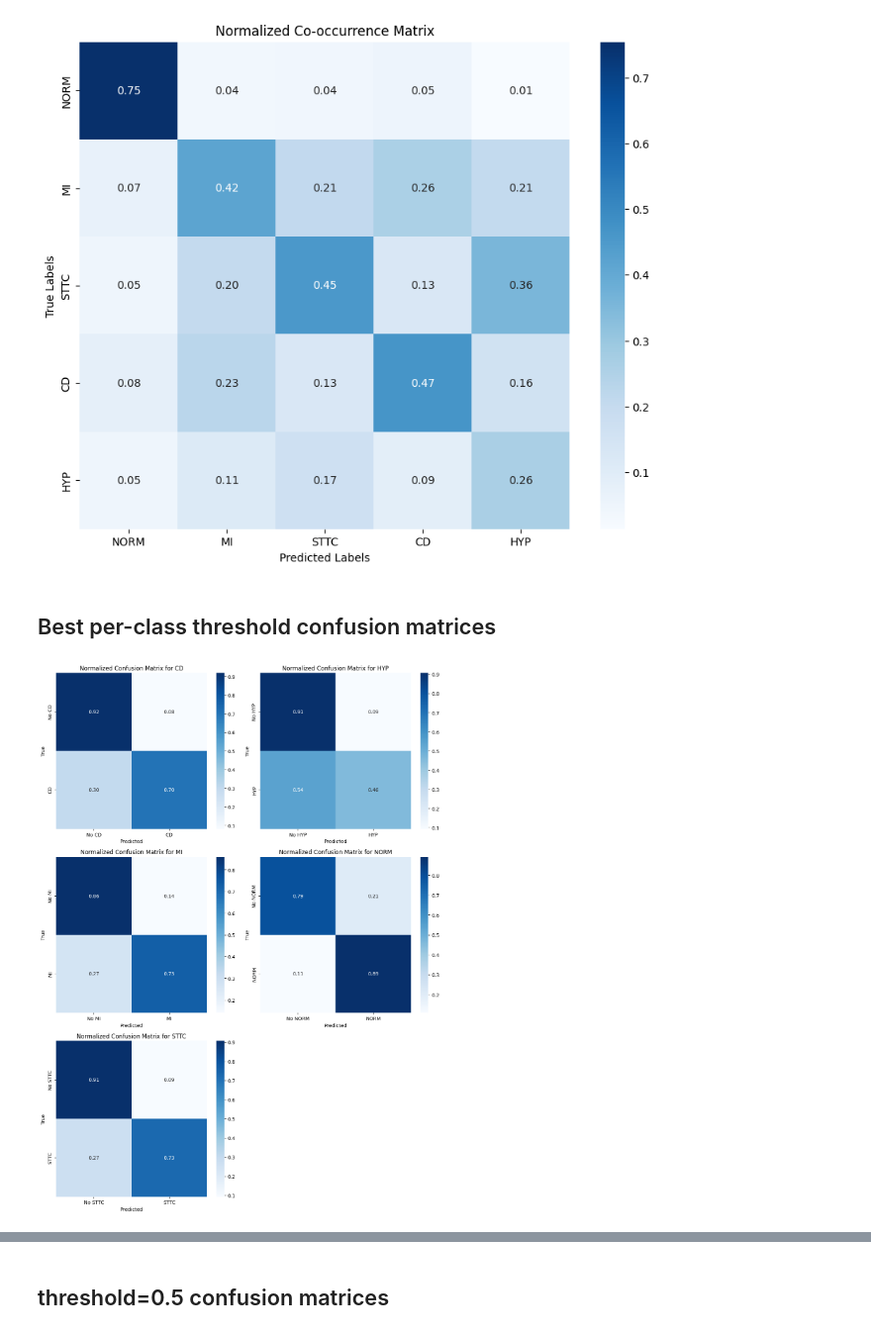
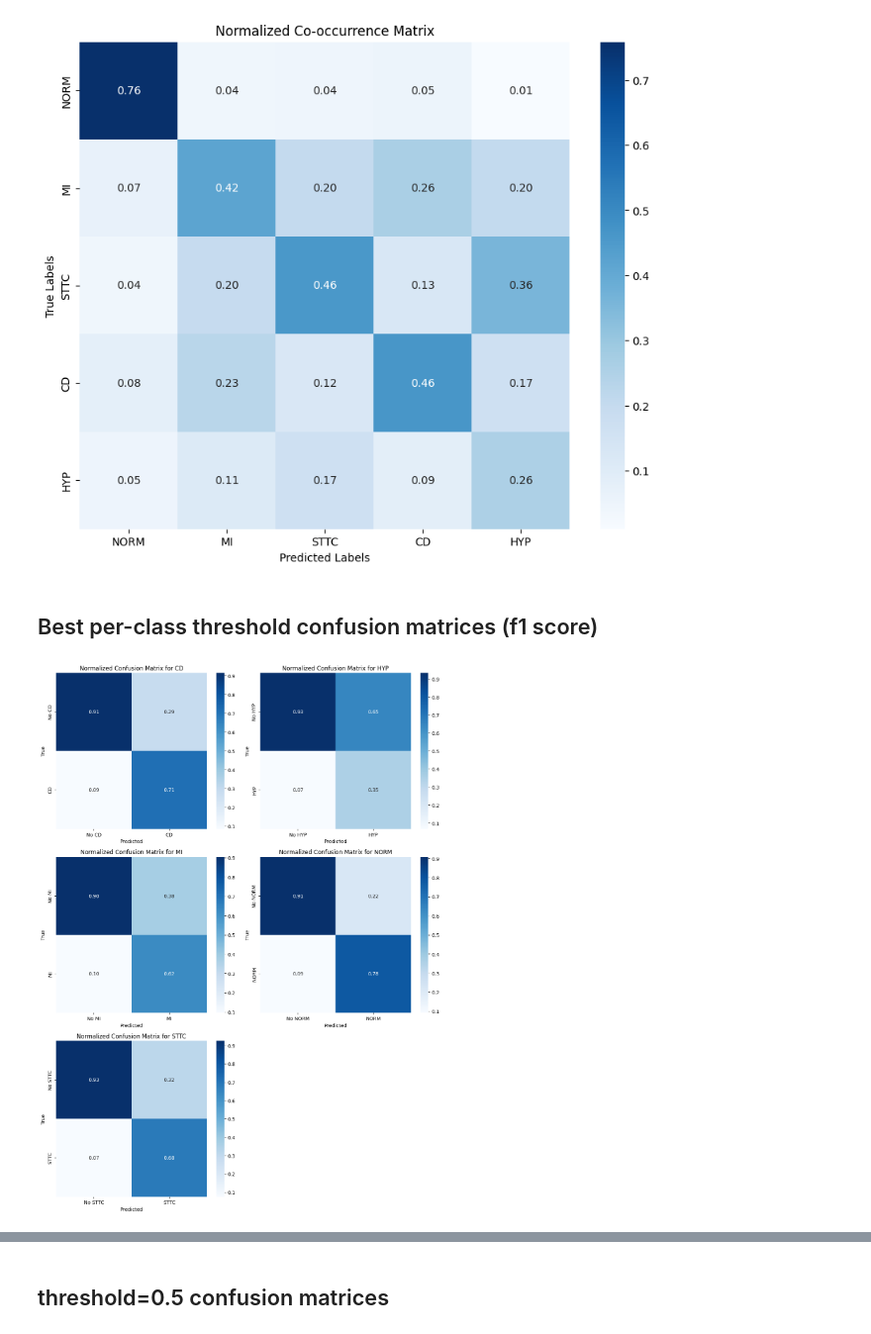
Before and after one commit to viktorcikojevic/heart-beat-ML, a Jupyter notebook: experiments/baseline-plus-augms-manymodels/ensemble-evaluation.ipynb, the cells around one changed output, grey strips where cells are left out. Shown at 99% size. Saved outputs shown, nothing was run; the diff lists cells and outputs as text; code cells hidden in the pictures.

```diff
--- a/experiments/baseline-plus-augms-manymodels/ensemble-evaluation.ipynb
+++ b/experiments/baseline-plus-augms-manymodels/ensemble-evaluation.ipynb
@@ -224,7 +224,7 @@ y_true_batch_torch['y'].shape
 # %% [output]
 torch.Size([4306, 5])
 # %%
-from sklearn.metrics import f1_score
+from sklearn.metrics import f1_score,fbeta_score
 
 ths = np.arange(0.01, 1.0, 0.01)
 accs = []
@@ -233,6 +233,7 @@ f1_scores = []
 pr_aucs = []
 aurocs = []
 per_class_f1_score = {}
+per_class_fbeta_score = {}
 
 
 # calculate per_class_f1_score
@@ -241,6 +242,7 @@ n_classes = y_pred_batch_torch.size(1)
 
 for class_idx in range(n_classes):
     per_class_f1_score[class_idx] = []
+    per_class_fbeta_score[class_idx] = []
 
 accs_model = {}
 hamming_losses_model = {}
@@ -271,6 +273,7 @@ for th in tqdm(ths):
         y_pred = y_pred_batch_torch.cpu().numpy()[:, class_idx] > th
 
         per_class_f1_score[class_idx].append(f1_score(y_true, y_pred))
+        per_class_fbeta_score[class_idx].append(fbeta_score(y_true, y_pred, beta=0.25))
 
 
     accs.append(acc.item())
@@ -384,7 +392,7 @@ Text(0, 0.5, 'AUROC')
 # %%
 from dataloaders import decode_label
 
-best_thresholds = []
+best_thresholds_f1_score = []
 
 for class_indx in range(5):
     class_indx_onehot = np.zeros(5)
@@ -396,7 +404,7 @@ for class_indx in range(5):
     best_th = ths[np.argmax(per_class_f1_score[class_indx])]
     print(f'Best th for class {class_decoded}: {best_th}')
 
-    best_thresholds.append(best_th)
+    best_thresholds_f1_score.append(best_th)
 
 
 plt.legend()
@@ -410,0 +419,19 @@ Best th for class ['STTC']: 0.44
+# %%
+from dataloaders import decode_label
+
+best_thresholds_fbeta_score = []
+
+for class_indx in range(5):
+    class_indx_onehot = np.zeros(5)
+    class_indx_onehot[class_indx] = 1
+    class_decoded = decode_label(class_indx_onehot, ds_val.unique_superclasses)
+    plt.plot(ths, per_class_fbeta_score[class_indx], label=class_decoded)
+
+    # print best th per class
+    best_th = ths[np.argmax(per_class_fbeta_score[class_indx])]
+    print(f'Best th for class {class_decoded}: {best_th}')
+
+    best_thresholds_fbeta_score.append(best_th)
+
+
+plt.legend()
@@ -443,7 +480,7 @@ for i in range(5):
 
     for j in range(5):
 
-        co_occurrence_matrix[i, j] = np.sum(np.logical_and(y_true_np[:, i] == 1, y_pred_np[:, j] > best_thresholds[j]))
+        co_occurrence_matrix[i, j] = np.sum(np.logical_and(y_true_np[:, i] == 1, y_pred_np[:, j] > best_thresholds_f1_score[j]))
 
 
 
@@ -510,7 +591,7 @@ plt.show()
 # %% [output]
 [figure]
 # %% [markdown]
-## Best per-class threshold confusion matrices
+## Best per-class threshold confusion matrices (f1 score)
 # %%
 import numpy as np
 from sklearn.metrics import confusion_matrix
@@ -518,47 +599,48 @@ from sklearn.metrics import confusion_matrix
 y_true_np = y_true_batch_torch['y'].cpu().numpy()
 y_pred_np = y_pred_batch_torch.cpu().numpy()
 
-# Assuming a threshold of 0.5 to classify predictions
-y_pred_bin = (y_pred_np > 0.5).astype(int)
 
 n_classes = y_true_np.shape[1]
 all_confusion_matrices = []
 
 for i in range(n_classes):
     class_true = y_true_np[:, i]
-    # class_pred = y_pred_bin[:, i]
 
-    class_pred = (y_pred_np > best_thresholds[i]).astype(int)[:, i]
+    class_pred = (y_pred_np > best_thresholds_f1_score[i]).astype(int)[:, i]
 
     cm = confusion_matrix(class_true, class_pred)
     all_confusion_matrices.append(cm)
 
 
     normalized_confusion_matrices = []
 
 for matrix in all_confusion_matrices:
     # Normalize each row by its sum
-    normalized_matrix = matrix.astype('float') / matrix.sum(axis=1)[:, np.newaxis]
+    # normalized_matrix = matrix.astype('float') / matrix.sum(axis=1)[:, np.newaxis]
+    # normalized_confusion_matrices.append(normalized_matrix)
+
+    # Normalize each column by its sum
+    normalized_matrix = matrix.astype('float') / matrix.sum(axis=0)[np.newaxis, :]
     normalized_confusion_matrices.append(normalized_matrix)
 
 
 
 import matplotlib.pyplot as plt
 import seaborn as sns
 
 class_names = ds_val.unique_superclasses
 
 plt.figure(figsize=(12, 16))
 for idx, (confusion_mtx, class_name) in enumerate(zip(normalized_confusion_matrices, class_names)):
     plt.subplot(3, 2, idx + 1)  # 3x2 grid
     sns.heatmap(confusion_mtx, annot=True, fmt='.2f', cmap="Blues",
                 xticklabels=['No ' + class_name, class_name],
                 yticklabels=['No ' + class_name, class_name])
     plt.xlabel('Predicted')
     plt.ylabel('True')
     plt.title(f'Normalized Confusion Matrix for {class_name}')
 
 plt.tight_layout()  # to ensure proper spacing between subplots
 plt.show()
 # %% [output]
-[figure, old version]
+[figure, new version]
```
Also changed, not shown: parts of 17 cells of this notebook, 5 other files.
